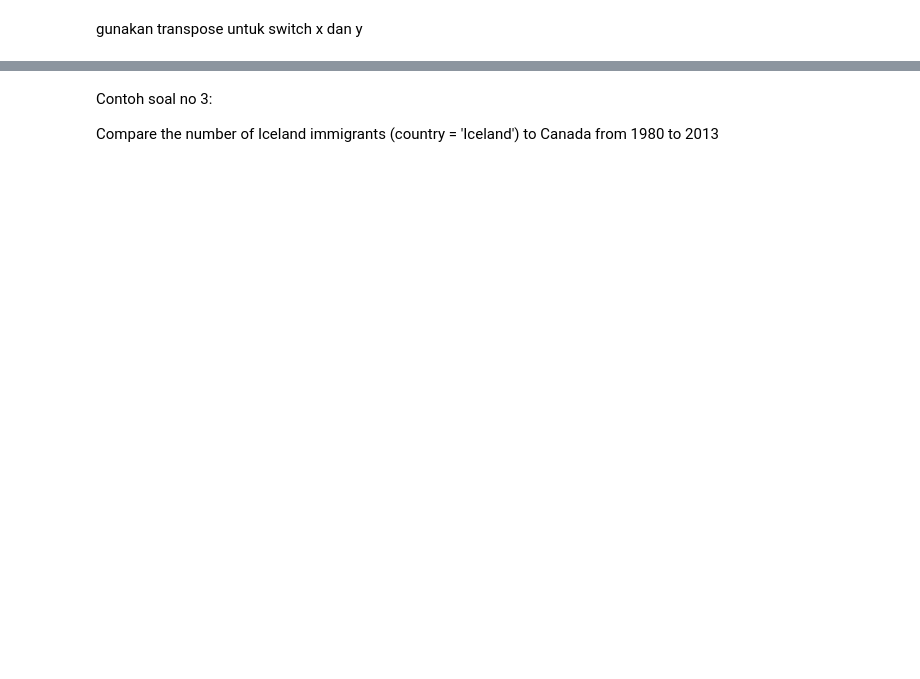
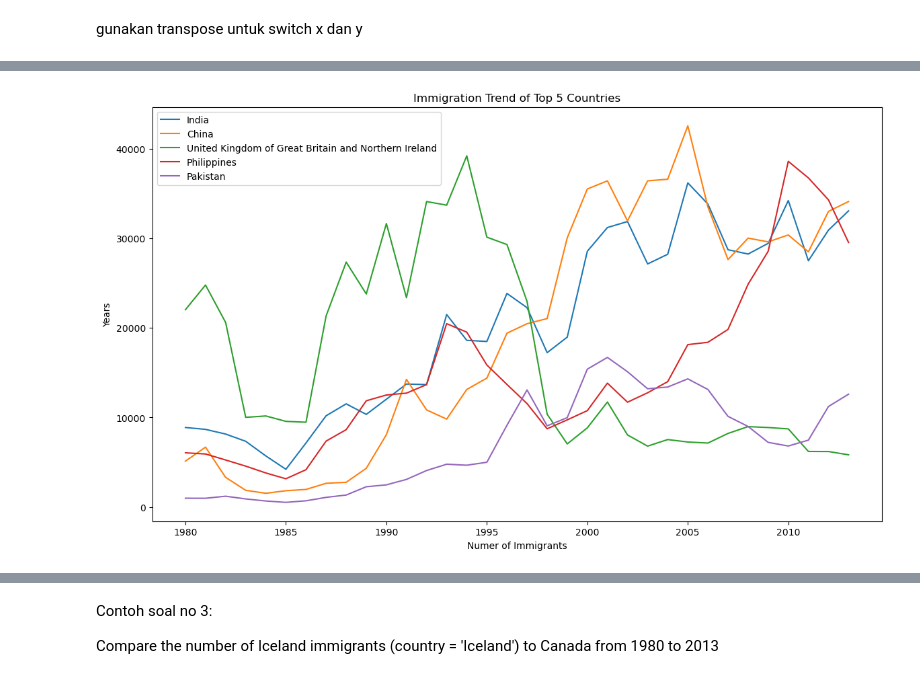
Before and after one commit to jennyaurelia/H8_1033, a Jupyter notebook: sesi7notes.ipynb, the cells around one changed output, grey strips where cells are left out. Cells and saved outputs as stored; diff of their text form; code cells hidden in the pictures; blank space fills up the shorter version.

```diff
--- a/sesi7notes.ipynb
+++ b/sesi7notes.ipynb
@@ -352,2 +442,11 @@ Index([  'Country', 'Continent',    'Region',   'DevName',        1980,
       dtype='object')
+# %%
+df.sort_values('Total', ascending=False).head()[years].T.plot(figsize=(14,8))
+plt.title('Immigration Trend of Top 5 Countries')
+plt.xlabel('Numer of Immigrants')
+plt.ylabel('Years')
+
+plt.show()
+# %% [output]
+[figure, added]
 # %%
```
Also changed, not shown: parts of 86 cells of this notebook.
